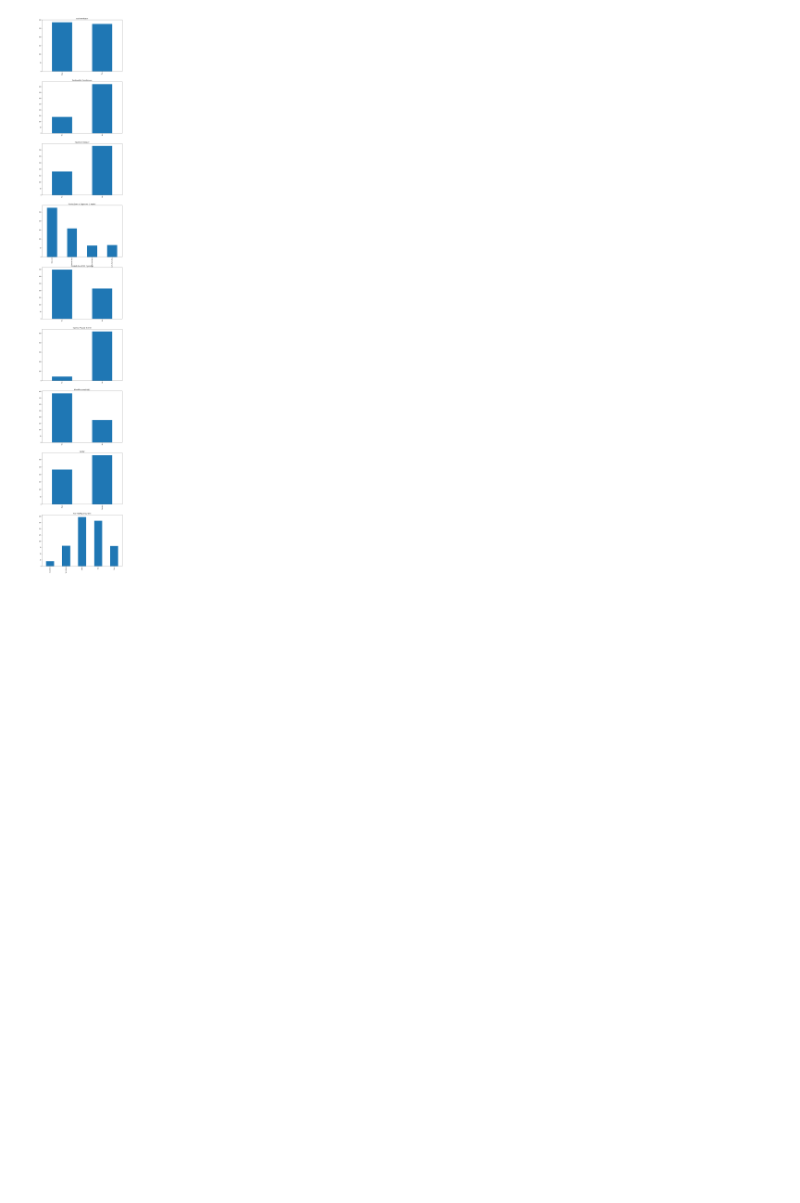
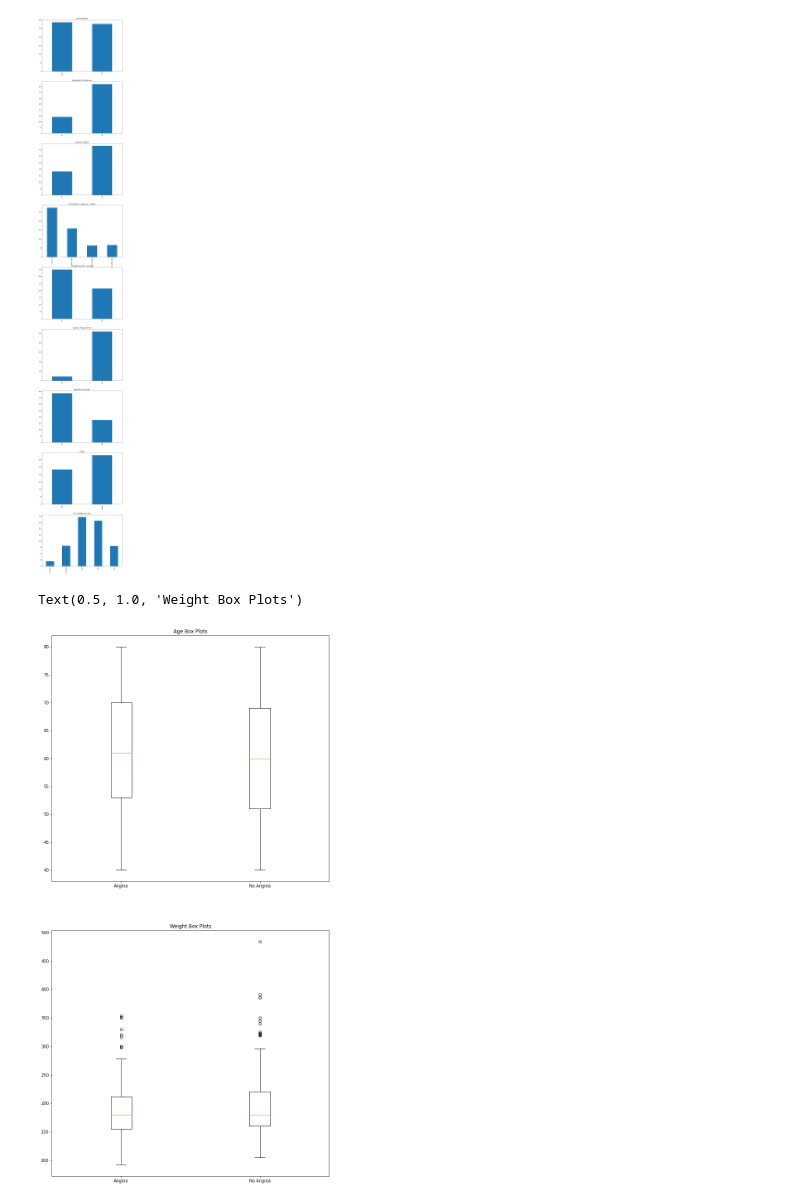
Before and after one commit to christopherdoan/cs590final, a Jupyter notebook: Data Merging.ipynb, the cells around one changed output. Saved outputs shown, nothing was run; the diff lists cells and outputs as text; code cells hidden in the pictures; blank space fills up the shorter version.

```diff
--- a/Data Merging.ipynb
+++ b/Data Merging.ipynb
@@ -341,3 +343,25 @@ cat_ax[8].set_xticklabels(['Excellent', 'Very Good', 'Good', 'Fair', 'Poor'])
  Text(3, 0, 'Fair'),
  Text(4, 0, 'Poor')]
 [figure]
+# %%
+"""
+
+No angina vs angina for age and weight
+
+"""
+
+angina_df = total_merge[total_merge['angina'] == True]
+no_df = total_merge[total_merge['angina'] == False]
+# print(angina_df['RIDAGEYR'])
+
+fig, ax = plt.subplots(2,1, figsize =(12, 24))
+ax[0].boxplot([angina_df['RIDAGEYR'], no_df['RIDAGEYR']])
+ax[0].set_xticklabels(['Angina', 'No Angina'])
+ax[0].set_title("Age Box Plots")
+
+ax[1].boxplot([angina_df['WHD020'], no_df['WHD020']])
+ax[1].set_xticklabels(['Angina', 'No Angina'])
+ax[1].set_title("Weight Box Plots")
+# %% [output]
+Text(0.5, 1.0, 'Weight Box Plots')
+[figure, added]
```
Also changed, not shown: parts of 6 cells of this notebook, 1 other file.
